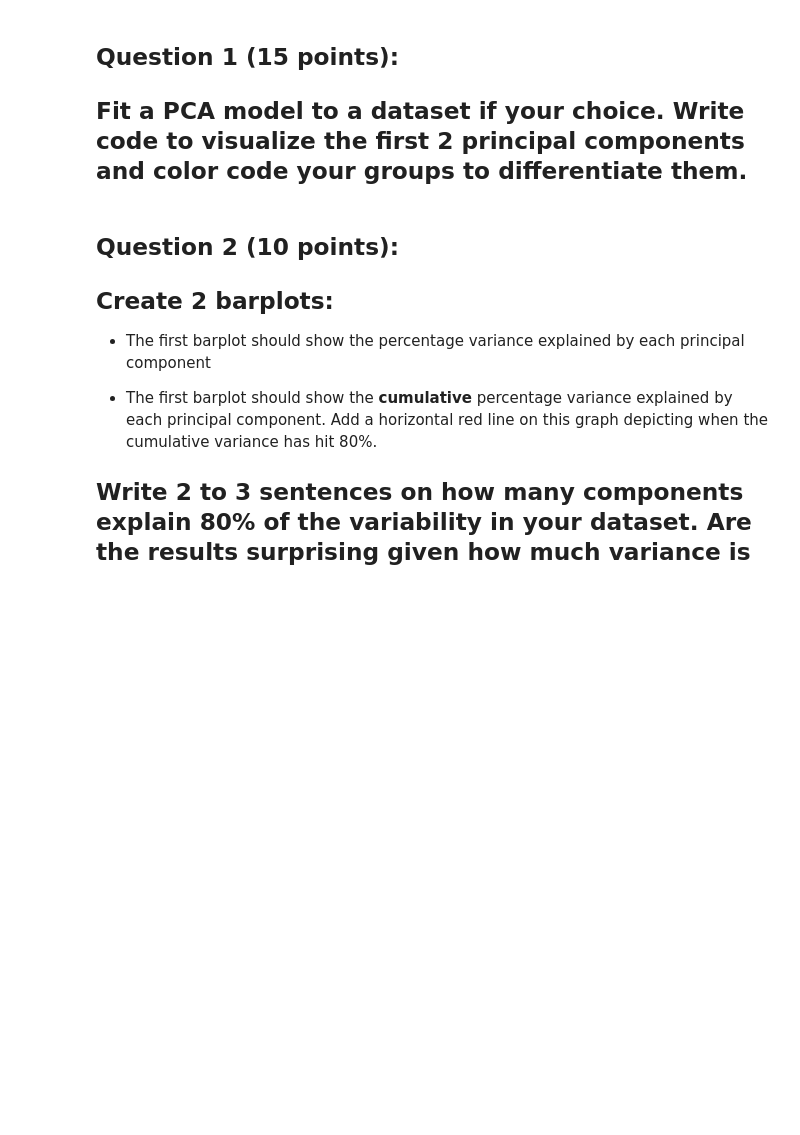
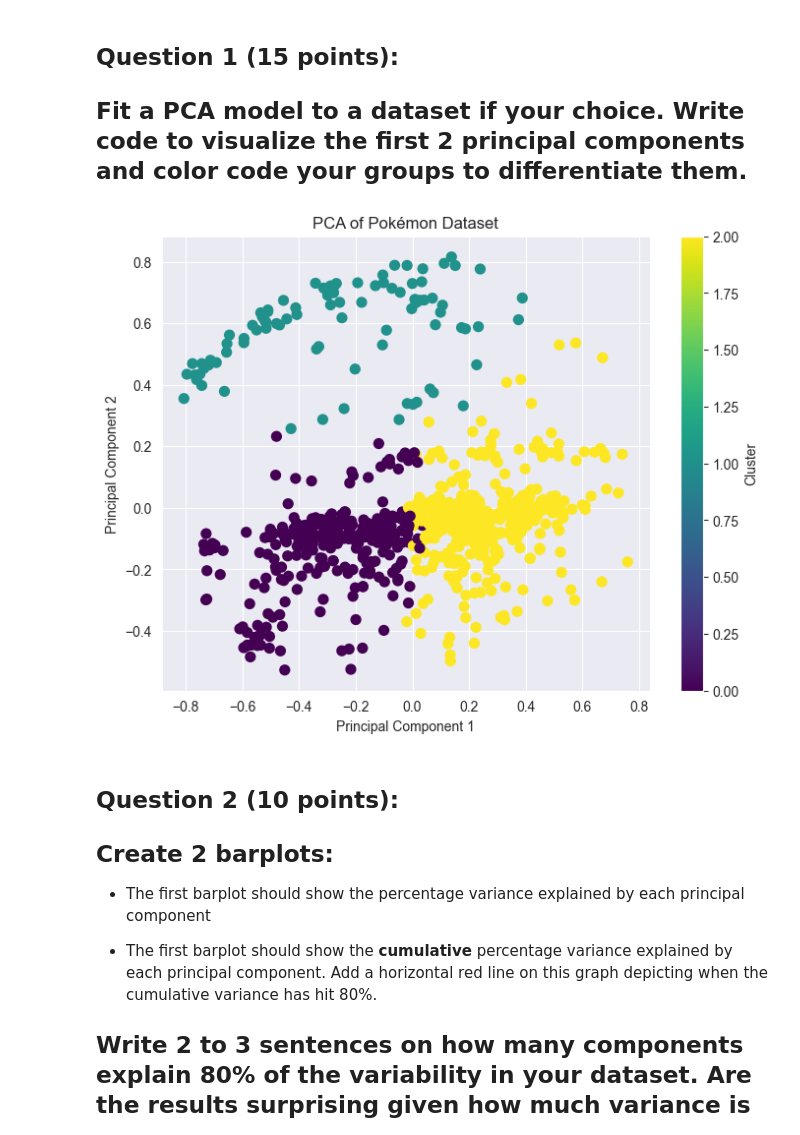
Before and after one commit to aaditiparabs/DS-3001, a Jupyter notebook: labs/Lab_4_Unsupervised_Learning.ipynb, the cells around one changed output. Cells and saved outputs as stored; diff of their text form; code cells hidden in the pictures; blank space fills up the shorter version.

```diff
--- a/labs/Lab_4_Unsupervised_Learning.ipynb
+++ b/labs/Lab_4_Unsupervised_Learning.ipynb
@@ -520,6 +520,32 @@ After examining my clusters, I believe the groupings make sense because they cap
 # %% [markdown]
 ## **Question 1 (15 points):**
 ## Fit a PCA model to a dataset if your choice. Write code to visualize the first 2 principal components and color code your groups to differentiate them.
+# %%
+from sklearn.decomposition import PCA
+import matplotlib.pyplot as plt
+
+# final_df = scaled, normalized, encoded dataset
+# PCA
+pca = PCA(n_components=2)
+pca_components = pca.fit_transform(final_df)
+# plot
+plt.figure(figsize=(8,6))
+
+scatter = plt.scatter(
+    pca_components[:, 0],
+    pca_components[:, 1],
+    c=resultsdf["cluster"],  #color the components based on k means clusters
+    cmap="viridis",
+    s=50
+)
+
+plt.xlabel("Principal Component 1")
+plt.ylabel("Principal Component 2")
+plt.title("PCA of Pokémon Dataset")
+plt.colorbar(scatter, label="Cluster")
+plt.show()
+# %% [output]
+[figure, added]
 # %% [markdown]
 ## **Question 2 (10 points):**
 ## Create 2 barplots:
```
Also changed, not shown: parts of 2 cells of this notebook, 1 other file.
